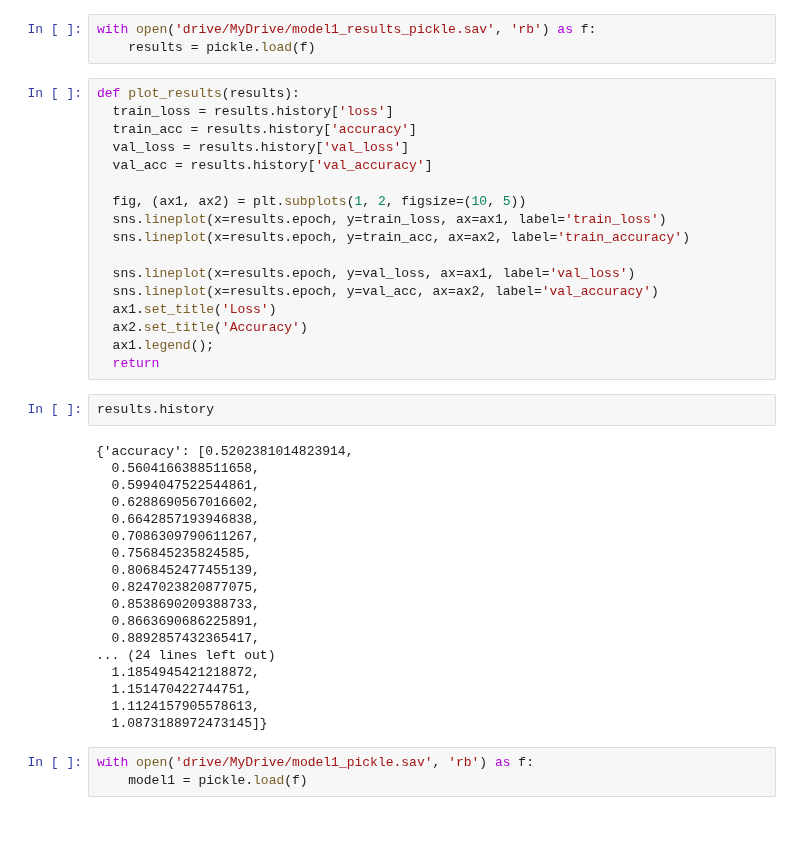
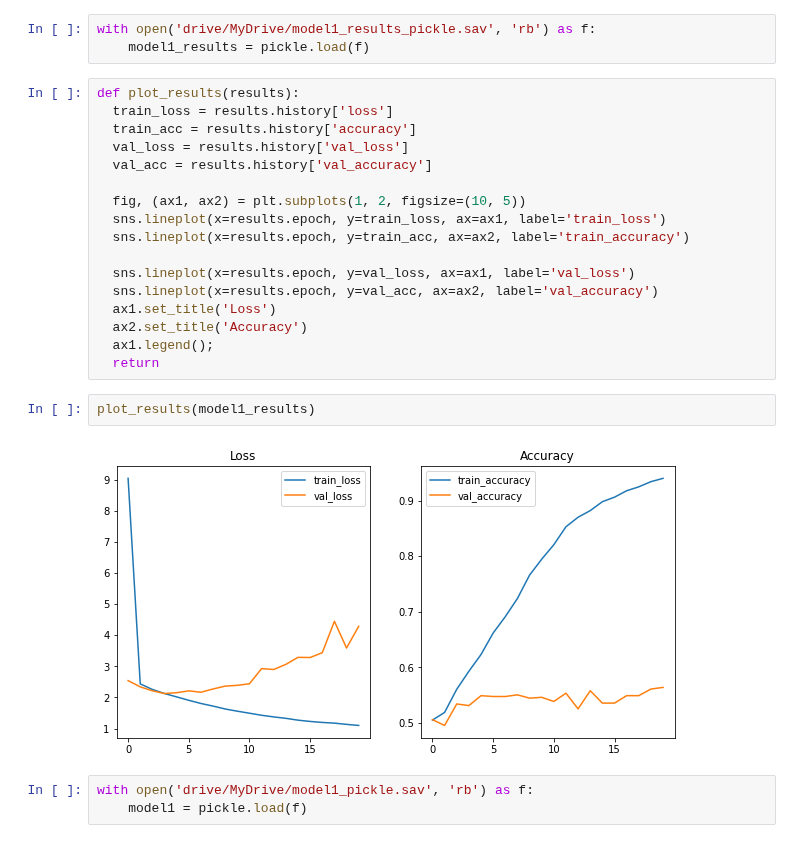
Before and after one commit to ZachRauch/Detecting_Signature_Fraud, a Jupyter notebook: Signature_Classification.ipynb, the cells around one changed output. Saved outputs shown, nothing was run; the diff lists cells and outputs as text.

```diff
--- a/Signature_Classification.ipynb
+++ b/Signature_Classification.ipynb
@@ -304,6 +304,6 @@ model1_cv_results.mean()
 # %%
 with open('drive/MyDrive/model1_results_pickle.sav', 'rb') as f:
-    results = pickle.load(f)
+    model1_results = pickle.load(f)
 # %%
 def plot_results(results):
   train_loss = results.history['loss']
@@ -321,26 +321,10 @@ def plot_results(results):
   ax2.set_title('Accuracy')
   ax1.legend();
   return
-# %%
-results.history
-# %% [output]
-{'accuracy': [0.5202381014823914,
-  0.5604166388511658,
-  0.5994047522544861,
-  0.6288690567016602,
-  0.6642857193946838,
-  0.7086309790611267,
-  0.756845235824585,
-  0.8068452477455139,
-  0.8247023820877075,
-  0.8538690209388733,
-  0.8663690686225891,
-  0.8892857432365417,
-... (24 lines left out)
-  1.1854945421218872,
-  1.151470422744751,
-  1.1124157905578613,
-  1.0873188972473145]}
+# %%
+plot_results(model1_results)
+# %% [output]
+[figure, added]
 # %%
 with open('drive/MyDrive/model1_pickle.sav', 'rb') as f:
     model1 = pickle.load(f)
```
Also changed, not shown: parts of 1 cell of this notebook.
